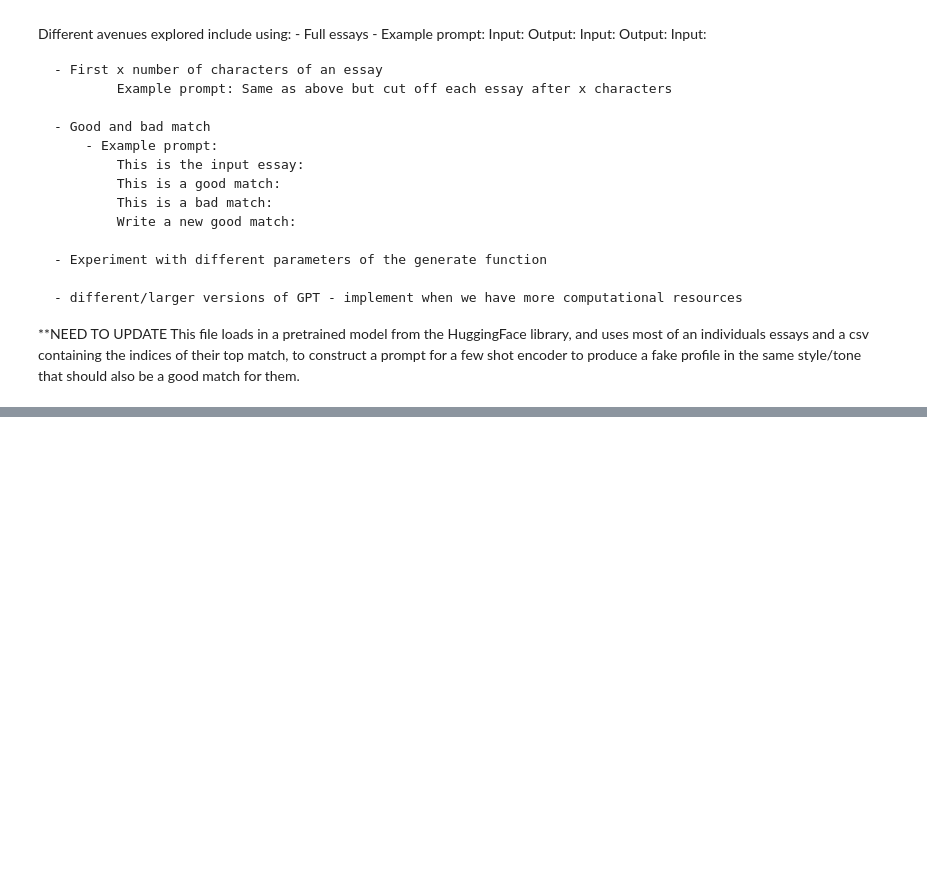
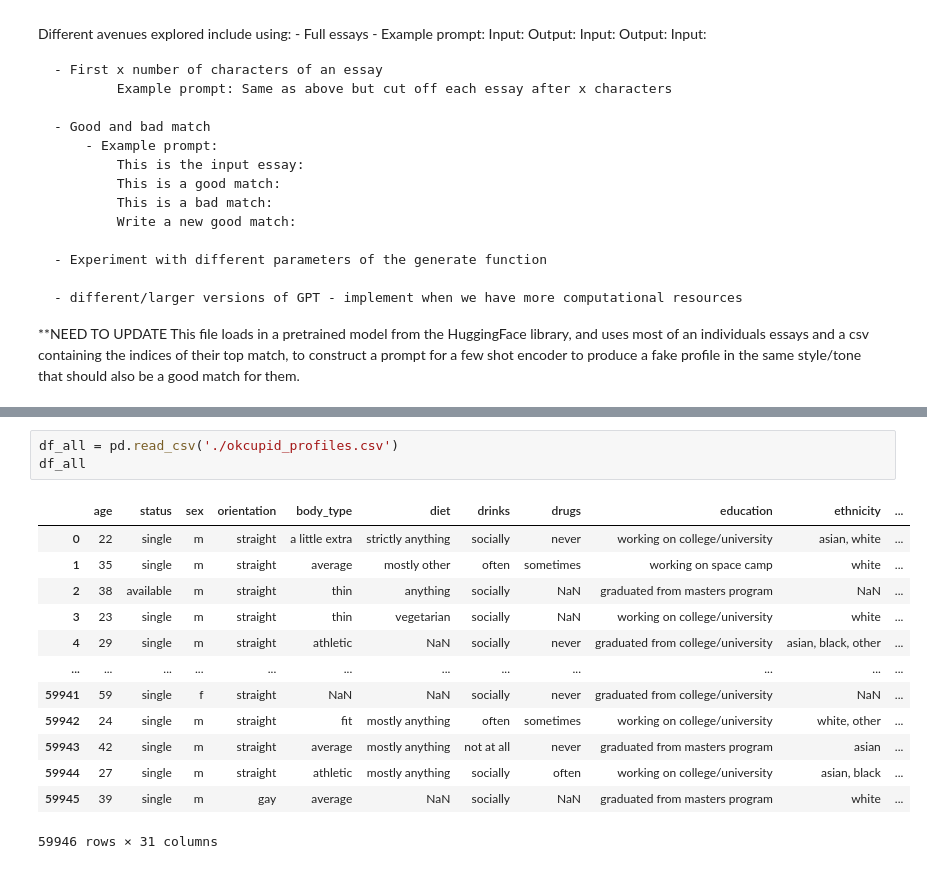
Before and after one commit to rok12003/see-you-l8r-allidater, a Jupyter notebook: profile_generator.ipynb, the cells around one changed output, grey strips where cells are left out. Saved outputs shown, nothing was run; the diff lists cells and outputs as text; blank space fills up the shorter version.

```diff
--- a/profile_generator.ipynb
+++ b/profile_generator.ipynb
@@ -42 +84,18 @@ EleutherAI has released a major new study based on a series of studies showing t
+# %%
+df_all = pd.read_csv('./okcupid_profiles.csv')
+df_all
+# %% [output]
+|  | age | status | sex | orientation | body_type | diet | drinks | drugs | education | ethnicity | ... |
+| 0 | 22 | single | m | straight | a little extra | strictly anything | socially | never | working on college/university | asian, white | ... |
+| 1 | 35 | single | m | straight | average | mostly other | often | sometimes | working on space camp | white | ... |
+| 2 | 38 | available | m | straight | thin | anything | socially | NaN | graduated from masters program | NaN | ... |
+| 3 | 23 | single | m | straight | thin | vegetarian | socially | NaN | working on college/university | white | ... |
+| 4 | 29 | single | m | straight | athletic | NaN | socially | never | graduated from college/university | asian, black, other | ... |
+| ... | ... | ... | ... | ... | ... | ... | ... | ... | ... | ... | ... |
+| 59941 | 59 | single | f | straight | NaN | NaN | socially | never | graduated from college/university | NaN | ... |
+| 59942 | 24 | single | m | straight | fit | mostly anything | often | sometimes | working on college/university | white, other | ... |
+| 59943 | 42 | single | m | straight | average | mostly anything | not at all | never | graduated from masters program | asian | ... |
+| 59944 | 27 | single | m | straight | athletic | mostly anything | socially | often | working on college/university | asian, black | ... |
+| 59945 | 39 | single | m | gay | average | NaN | socially | NaN | graduated from masters program | white | ... |
+59946 rows × 31 columns
 # %%
```
Also changed, not shown: parts of 17 cells of this notebook.
